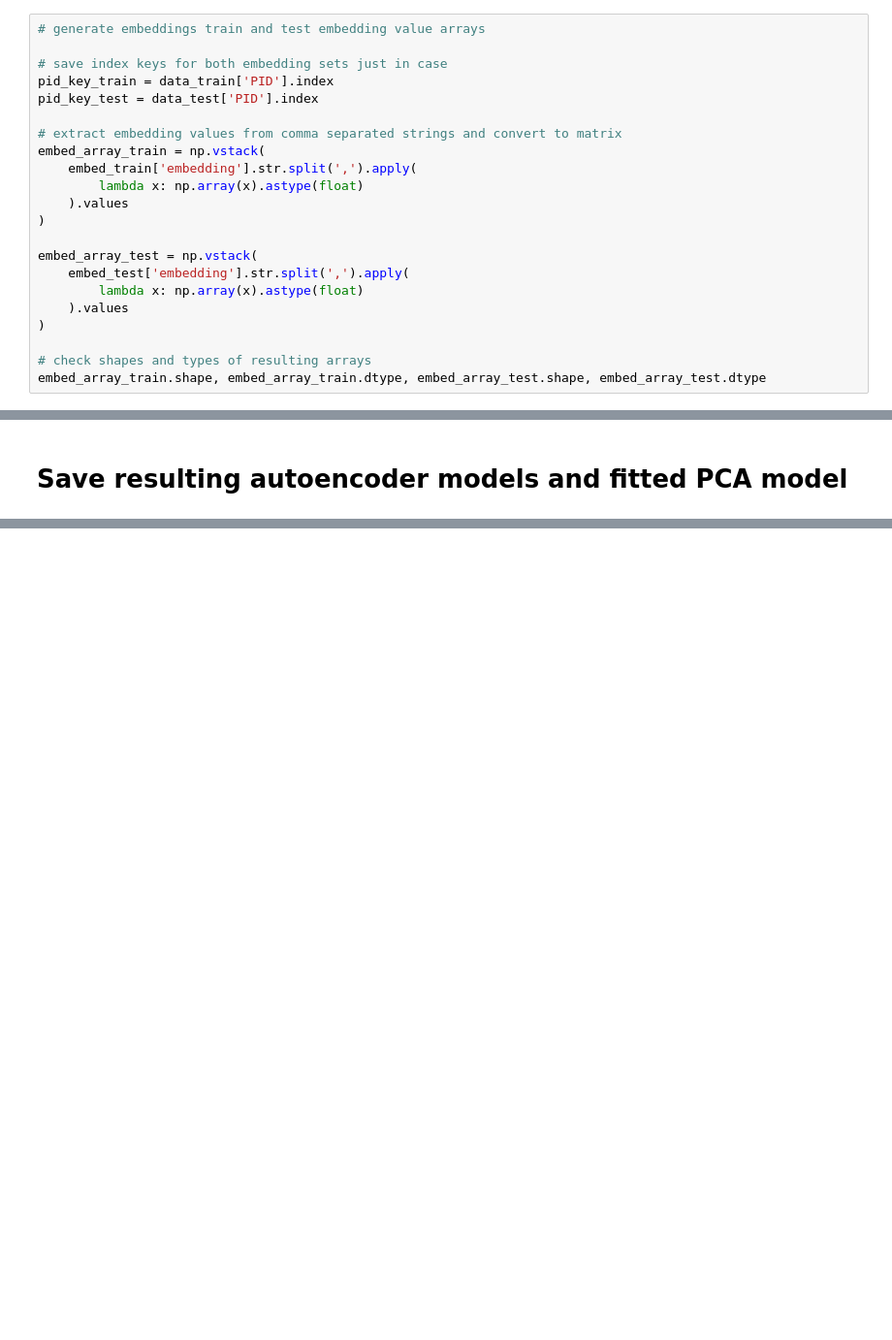
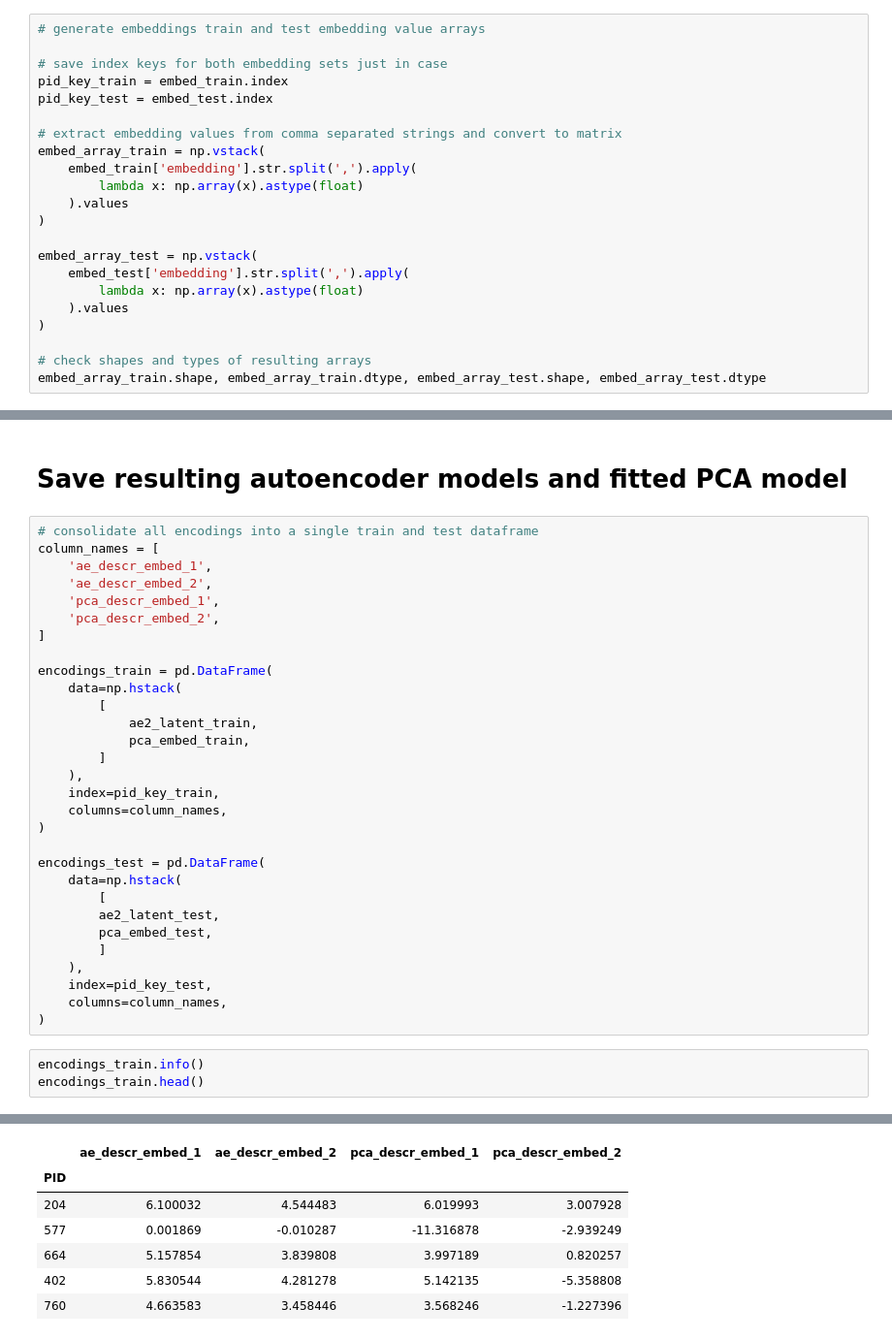
Before and after one commit to sedelmeyer/cs109b_groupproject, a Jupyter notebook: notebooks/03b_embedding_pca_autoencoder.ipynb, the cells around one changed output, grey strips where cells are left out. Shown at 97% size. Drawn from its saved outputs; the diff is of its cells as text; blank space fills up the shorter version.

```diff
--- a/notebooks/03b_embedding_pca_autoencoder.ipynb
+++ b/notebooks/03b_embedding_pca_autoencoder.ipynb
@@ -102,8 +109,8 @@ train_pids.shape, embed_train.shape, test_pids.shape, embed_test.shape
 # generate embeddings train and test embedding value arrays
 
 # save index keys for both embedding sets just in case
-pid_key_train = data_train['PID'].index
-pid_key_test = data_test['PID'].index
+pid_key_train = embed_train.index
+pid_key_test = embed_test.index
 
 # extract embedding values from comma separated strings and convert to matrix
 embed_array_train = np.vstack(
@@ -467,2 +480,36 @@ plot_1d_embed_hist(ae1_latent_train, ae1_latent_test, title, xlabel, logscale=Tr
 # %% [markdown]
 # Save resulting autoencoder models and fitted PCA model
+# %%
+# consolidate all encodings into a single train and test dataframe
+column_names = [
+    'ae_descr_embed_1',
+    'ae_descr_embed_2',
+    'pca_descr_embed_1',
+    'pca_descr_embed_2',
+]
+
+encodings_train = pd.DataFrame(
+    data=np.hstack(
+        [
+            ae2_latent_train,
+            pca_embed_train,
+        ]
+    ),
+    index=pid_key_train,
+    columns=column_names,
+)
+
+encodings_test = pd.DataFrame(
+    data=np.hstack(
+        [
+        ae2_latent_test,
+        pca_embed_test,
+        ]
+    ),
+    index=pid_key_test,
+    columns=column_names,
+)
+# %%
+encodings_train.info()
+encodings_train.head()
+# %% [output]
@@ -468,0 +525,7 @@ plot_1d_embed_hist(ae1_latent_train, ae1_latent_test, title, xlabel, logscale=Tr
+|  | ae_descr_embed_1 | ae_descr_embed_2 | pca_descr_embed_1 | pca_descr_embed_2 |
+| PID |  |  |  |  |
+| 204 | 6.100032 | 4.544483 | 6.019993 | 3.007928 |
+| 577 | 0.001869 | -0.010287 | -11.316878 | -2.939249 |
+| 664 | 5.157854 | 3.839808 | 3.997189 | 0.820257 |
+| 402 | 5.830544 | 4.281278 | 5.142135 | -5.358808 |
+| 760 | 4.663583 | 3.458446 | 3.568246 | -1.227396 |
```
Also changed, not shown: parts of 14 cells of this notebook.
